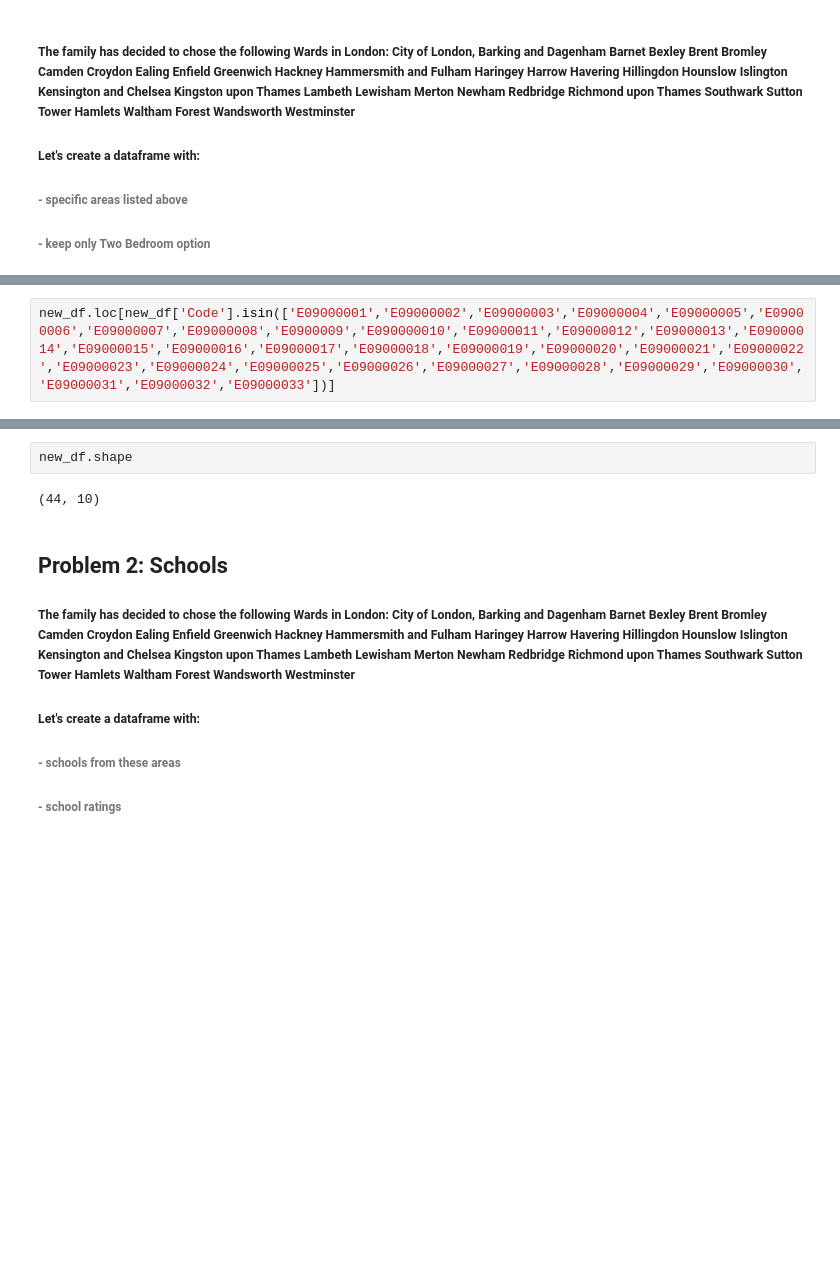
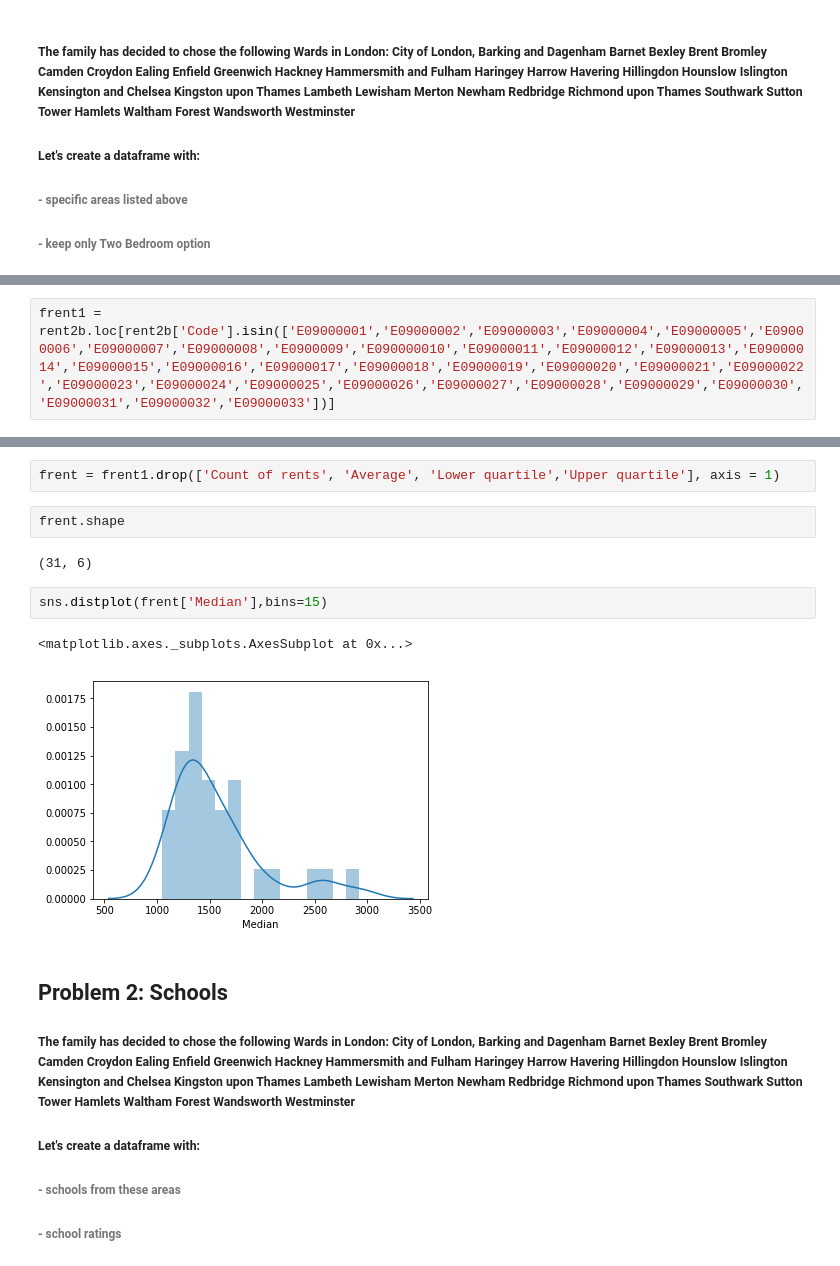
Before and after one commit to yanagh/CourseraCapstone, a Jupyter notebook: Capstone Project Notebook.ipynb, the cells around one changed output, grey strips where cells are left out. Saved outputs shown, nothing was run; the diff lists cells and outputs as text; blank space fills up the shorter version.

```diff
--- a/Capstone Project Notebook.ipynb
+++ b/Capstone Project Notebook.ipynb
@@ -118,2 +121,2 @@ new_df.head()
 # %%
-new_df.loc[new_df['Code'].isin(['E09000001','E09000002','E09000003','E09000004','E09000005','E09000006','E09000007','E09000008','E0900009','E090000010','E09000011','E09000012','E09000013','E09000014','E09000015','E09000016','E09000017','E09000018','E09000019','E09000020','E09000021','E09000022','E09000023','E09000024','E09000025','E09000026','E09000027','E09000028','E09000029','E09000030','E09000031','E09000032','E09000033'])]
+frent1 = rent2b.loc[rent2b['Code'].isin(['E09000001','E09000002','E09000003','E09000004','E09000005','E09000006','E09000007','E09000008','E0900009','E090000010','E09000011','E09000012','E09000013','E09000014','E09000015','E09000016','E09000017','E09000018','E09000019','E09000020','E09000021','E09000022','E09000023','E09000024','E09000025','E09000026','E09000027','E09000028','E09000029','E09000030','E09000031','E09000032','E09000033'])]
@@ -138,7 +132,14 @@ new_df.loc[new_df['Code'].isin(['E09000001','E09000002','E09000003','E09000004',
+# %%
+frent = frent1.drop(['Count of rents', 'Average', 'Lower quartile','Upper quartile'], axis = 1)
 # %%
-new_df.shape
+frent.shape
 # %% [output]
-(44, 10)
+(31, 6)
+# %%
+sns.distplot(frent['Median'],bins=15)
+# %% [output]
+<matplotlib.axes._subplots.AxesSubplot at 0x...>
+[figure, added]
 # %% [markdown]
 ## Problem 2: Schools
 
```
Also changed, not shown: parts of 27 cells of this notebook.
